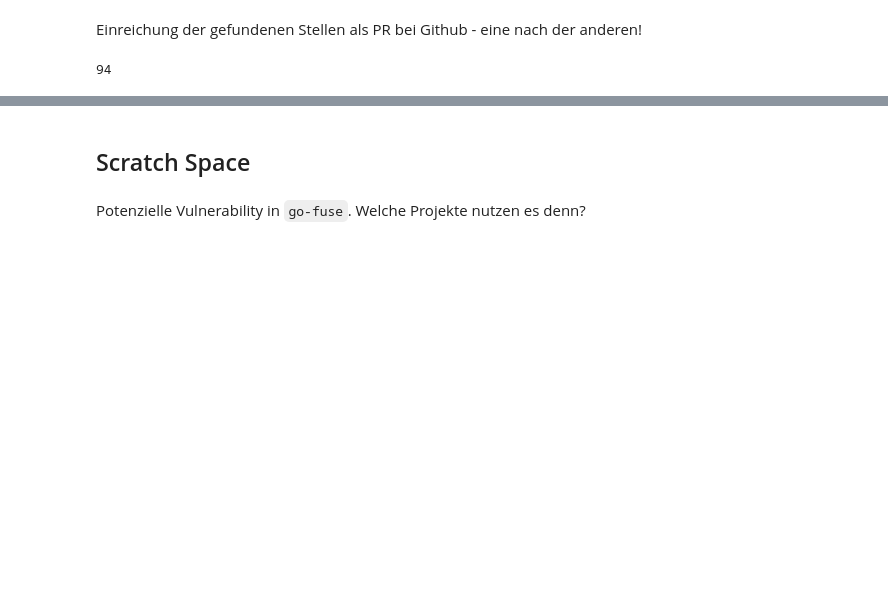
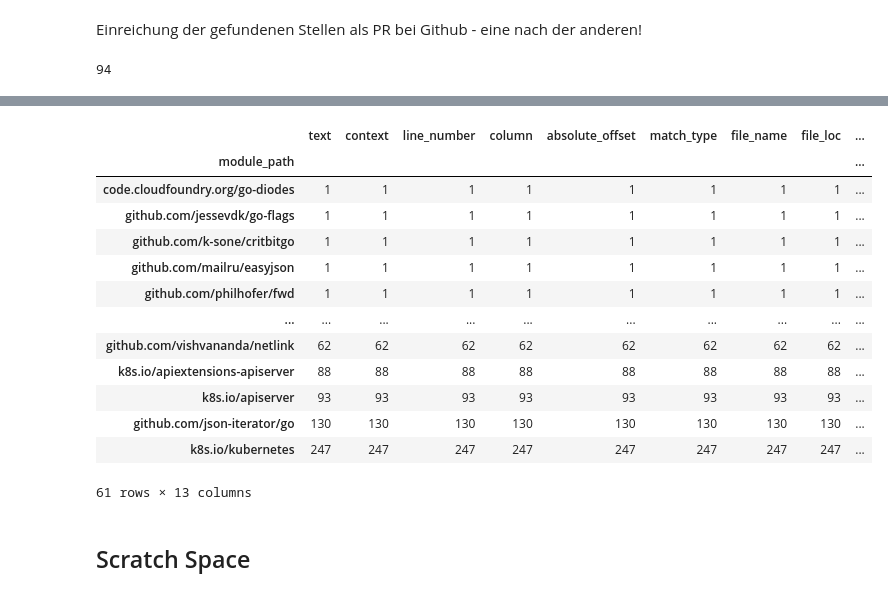
Before and after one commit to jlauinger/master-of-science, a Jupyter notebook: code/data-survey/analysis/data-exploration.ipynb, the cells around one changed output, grey strips where cells are left out. Saved outputs shown, nothing was run; the diff lists cells and outputs as text; code cells hidden in the pictures; blank space fills up the shorter version.

```diff
--- a/code/data-survey/analysis/data-exploration.ipynb
+++ b/code/data-survey/analysis/data-exploration.ipynb
@@ -1910,0 +2037,25 @@ reflect_header_linter_df.sort_values(by='module_path')\
+# %%
+grep_df\
+    .where(grep_df['match_type']=='unsafe.Pointer').dropna()\
+    .where(grep_df['module_path']!='std').dropna()\
+    .where(grep_df['module_path']!='golang.org/x/sys').dropna()\
+    .where(grep_df['project_name'].isin(study_projects)).dropna()\
+    .drop_duplicates(subset=['module_path', 'module_version', 'package_import_path', 'file_name', 'line_number']).dropna()\
+    .sample(n=1000, random_state=1)\
+    .groupby('module_path').count()\
+    .sort_values(by='line_number')
+# %% [output]
+|  | text | context | line_number | column | absolute_offset | match_type | file_name | file_loc | ... |
+| module_path |  |  |  |  |  |  |  |  | ... |
+| code.cloudfoundry.org/go-diodes | 1 | 1 | 1 | 1 | 1 | 1 | 1 | 1 | ... |
+| github.com/jessevdk/go-flags | 1 | 1 | 1 | 1 | 1 | 1 | 1 | 1 | ... |
+| github.com/k-sone/critbitgo | 1 | 1 | 1 | 1 | 1 | 1 | 1 | 1 | ... |
+| github.com/mailru/easyjson | 1 | 1 | 1 | 1 | 1 | 1 | 1 | 1 | ... |
+| github.com/philhofer/fwd | 1 | 1 | 1 | 1 | 1 | 1 | 1 | 1 | ... |
+| ... | ... | ... | ... | ... | ... | ... | ... | ... | ... |
+| github.com/vishvananda/netlink | 62 | 62 | 62 | 62 | 62 | 62 | 62 | 62 | ... |
+| k8s.io/apiextensions-apiserver | 88 | 88 | 88 | 88 | 88 | 88 | 88 | 88 | ... |
+| k8s.io/apiserver | 93 | 93 | 93 | 93 | 93 | 93 | 93 | 93 | ... |
+| github.com/json-iterator/go | 130 | 130 | 130 | 130 | 130 | 130 | 130 | 130 | ... |
+| k8s.io/kubernetes | 247 | 247 | 247 | 247 | 247 | 247 | 247 | 247 | ... |
+61 rows × 13 columns
@@ -1912,5 +2082,3 @@ reflect_header_linter_df.sort_values(by='module_path')\
 ## Scratch Space
 # %%
 "It's dangerous to Go alone. Take *this!"
-# %% [markdown]
-Potenzielle Vulnerability in `go-fuse`. Welche Projekte nutzen es denn?
```
Also changed, not shown: parts of 12 cells of this notebook.
